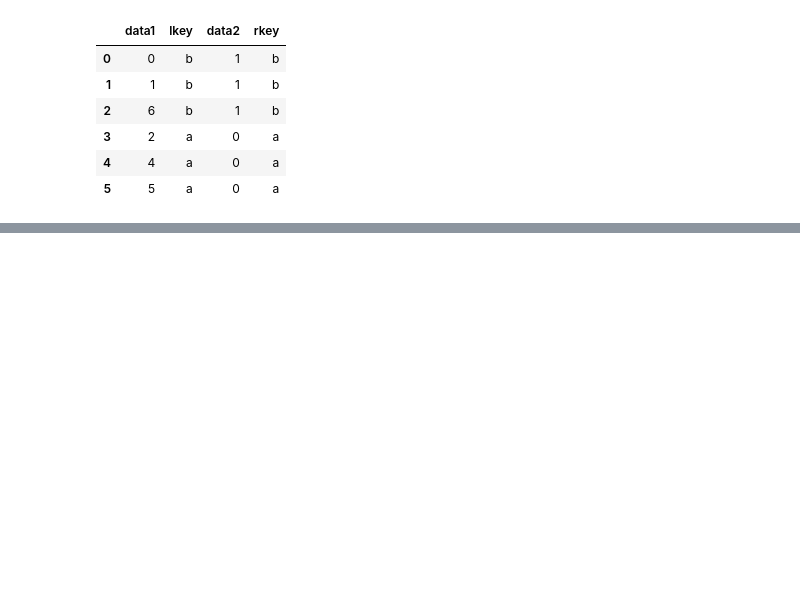
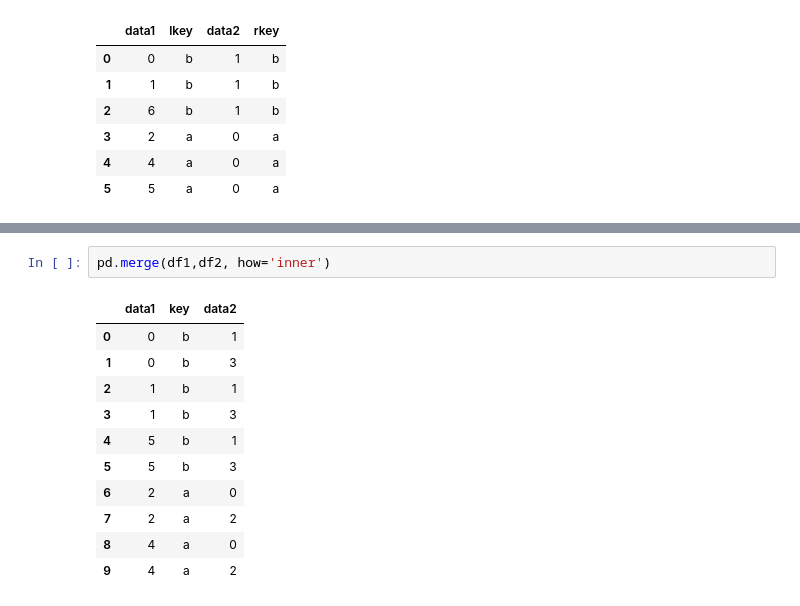
Before and after one commit to picobird/studygolang, a Jupyter notebook: data.analysis/data_wrangling.ipynb, the cells around one changed output, grey strips where cells are left out. Drawn from its saved outputs; the diff is of its cells as text; blank space fills up the shorter version.

```diff
--- a/data.analysis/data_wrangling.ipynb
+++ b/data.analysis/data_wrangling.ipynb
@@ -59,0 +110,14 @@ pd.merge(df3,df4,left_on='lkey', right_on='rkey')
+# %%
+pd.merge(df1,df2, how='inner')
+# %% [output]
+|  | data1 | key | data2 |
+| 0 | 0 | b | 1 |
+| 1 | 0 | b | 3 |
+| 2 | 1 | b | 1 |
+| 3 | 1 | b | 3 |
+| 4 | 5 | b | 1 |
+| 5 | 5 | b | 3 |
+| 6 | 2 | a | 0 |
+| 7 | 2 | a | 2 |
+| 8 | 4 | a | 0 |
+| 9 | 4 | a | 2 |
```
Also changed, not shown: parts of 52 cells of this notebook.
